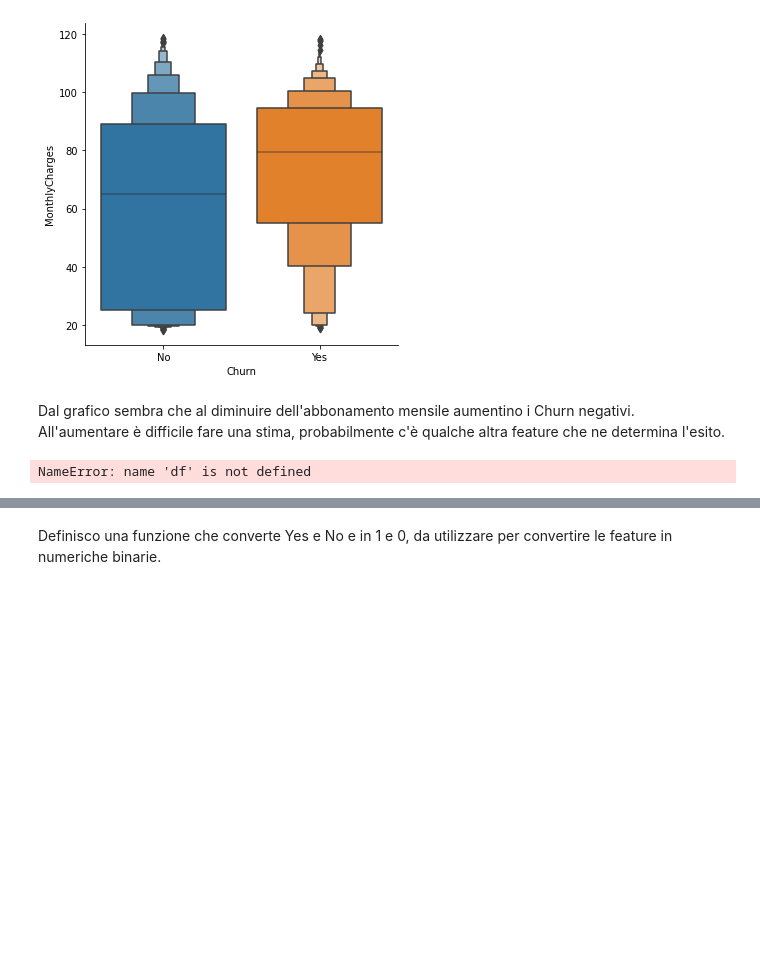
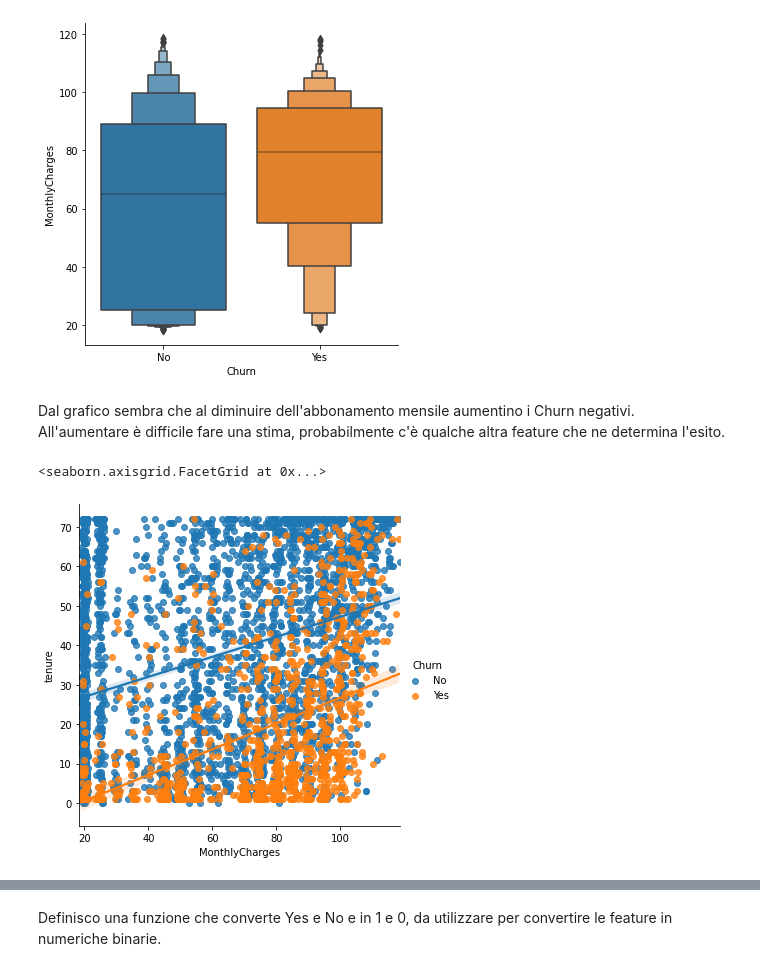
Before and after one commit to muccijacopo/TelcoChurn-Challenge-AI, a Jupyter notebook: training.ipynb, the cells around one changed output, grey strips where cells are left out. Cells and saved outputs as stored; diff of their text form; code cells hidden in the pictures; blank space fills up the shorter version.

```diff
--- a/training.ipynb
+++ b/training.ipynb
@@ -178,4 +189,5 @@ Dal grafico sembra che al diminuire dell'abbonamento mensile aumentino i Churn n
 # %%
-sns.lmplot(x='MonthlyCharges', y='tenure', hue='Churn', data=df)
+sns.lmplot(x='MonthlyCharges', y='tenure', hue='Churn', data=train)
 # %% [output]
-NameError: name 'df' is not defined
+<seaborn.axisgrid.FacetGrid at 0x...>
+[figure, added]
```
Also changed, not shown: parts of 48 cells of this notebook.
